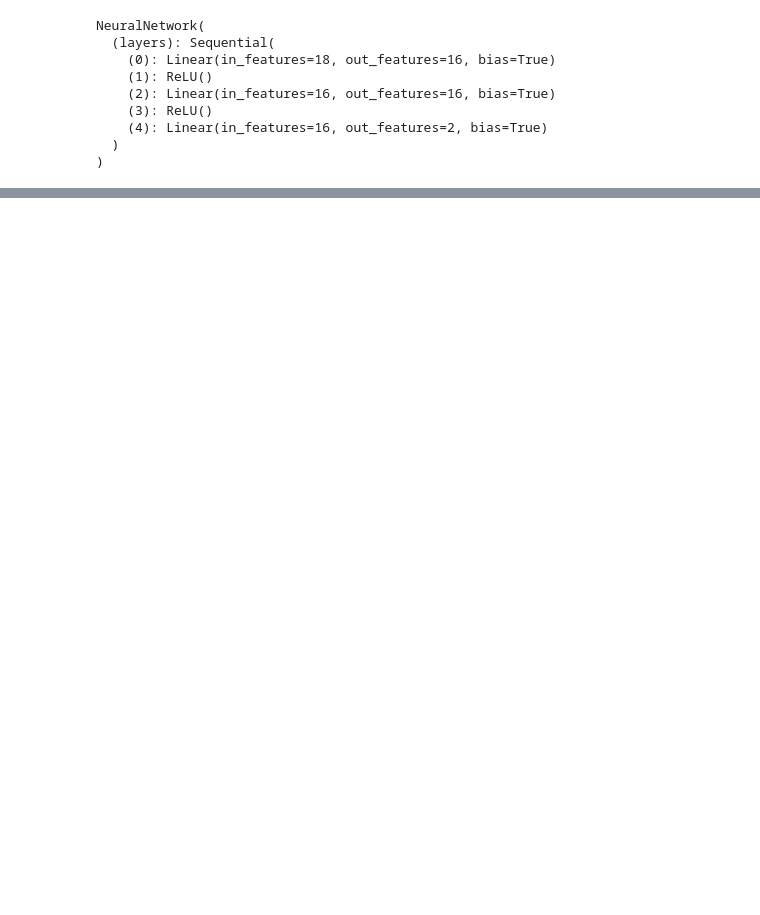
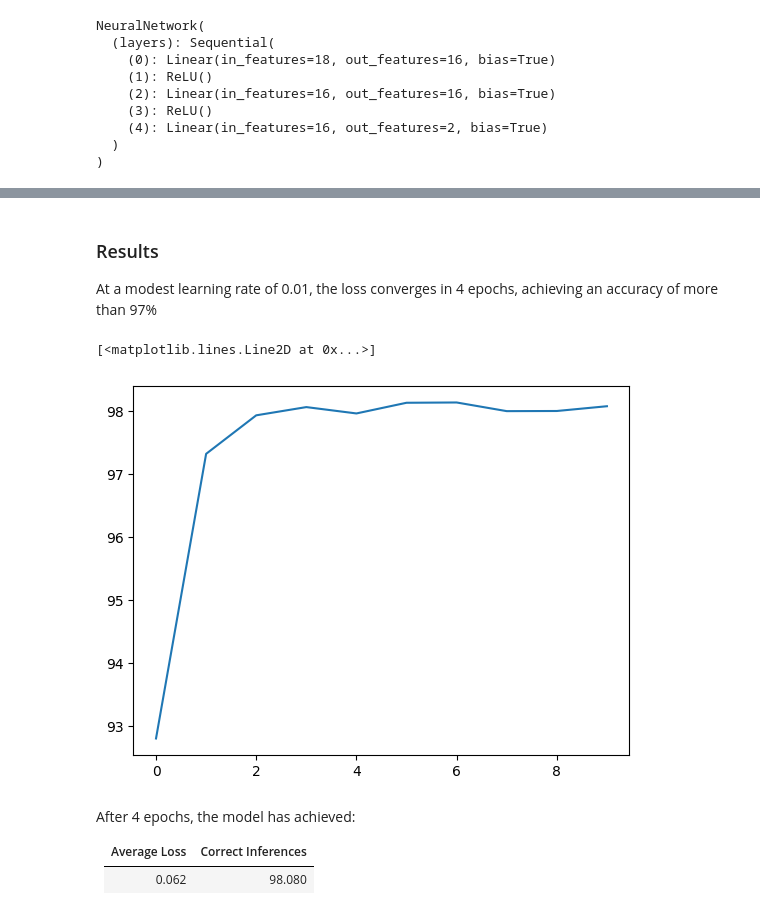
Before and after one commit to alterniko444/cloudy-with-a-chance-of-burst, a Jupyter notebook: neuralnetwork.ipynb, the cells around one changed output, grey strips where cells are left out. Cells and saved outputs as stored; diff of their text form; code cells hidden in the pictures; blank space fills up the shorter version.

Commit message:
Test and analyse model

```diff
--- a/neuralnetwork.ipynb
+++ b/neuralnetwork.ipynb
@@ -143,17 +165,21 @@ def train(dataloader, model, loss, optimizer):
 # %%
+accuracy = []
 def test(dataloader, model, loss_function):
     model.eval()
-    total_loss, correct = 0,0
+    total_loss , correct = 0, 0
     with torch.no_grad():
         for x, y in dataloader:
             x, y = x.to(device), y.to(device)
             inference = model(x)
-            total_loss += loss_function(inference, y).item()
-            correct +=(inference.argmax(1)== y).type(torch.float).sum().item()
+            loss = loss_function(inference, y)
+            total_loss += loss
+            correct += (inference.argmax(1) == y.argmax(1)).type(torch.float).sum()
     total_loss/=len(dataloader)
-    correct/=len(dataloader.dataset)
+    correct /= len(dataloader.dataset)
+    correct *= 100
+    accuracy.append(correct)
 
-    print(f"Accuracy: {(100*correct)}%, Average loss: {total_loss} \n")
+    print(f"Average loss: {total_loss} \nAccuracy: {correct}%\n")
 # %%
 epochs = 10
 
@@ -164,0 +211,14 @@ print("Training Complete.")
+# %% [markdown]
+### Results
+At a modest learning rate of 0.01, the loss converges in 4 epochs, achieving an accuracy of more than 97%
+# %%
+plt.plot(accuracy)
+# %% [output]
+[<matplotlib.lines.Line2D at 0x...>]
+[figure, added]
+# %% [markdown]
+After 4 epochs, the model has achieved:
+
+|Average Loss| Correct Inferences |
+|------------|--------------------|
+|0.062|98.080|
```
Also changed, not shown: parts of 19 cells of this notebook.
